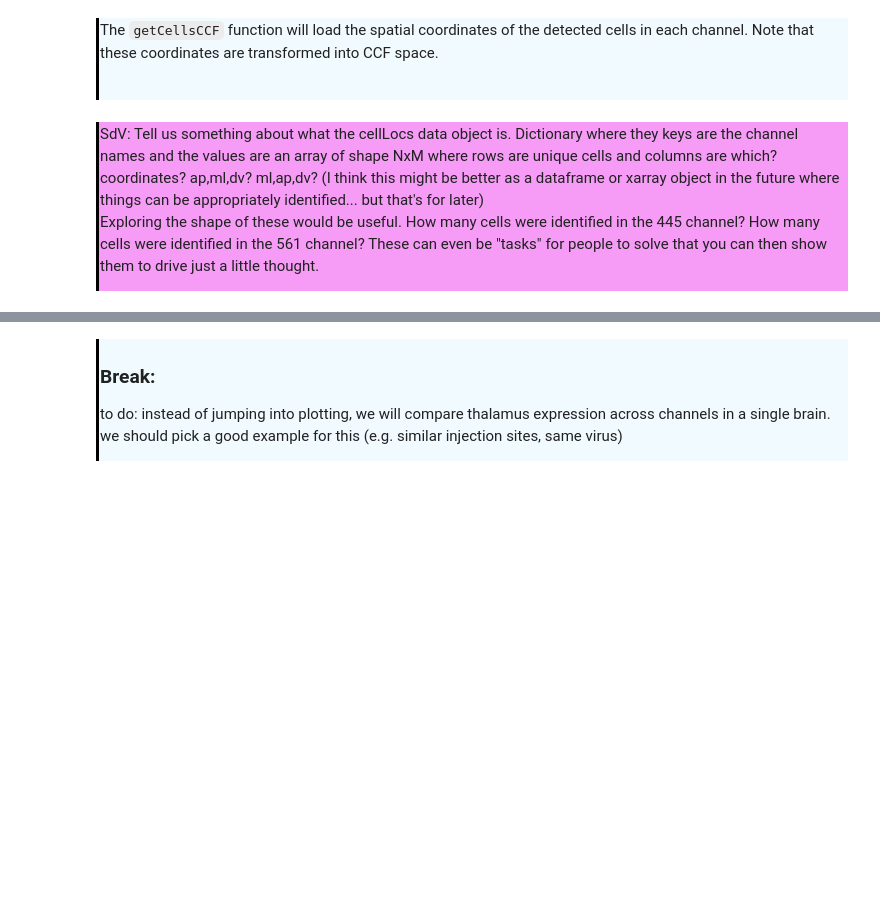
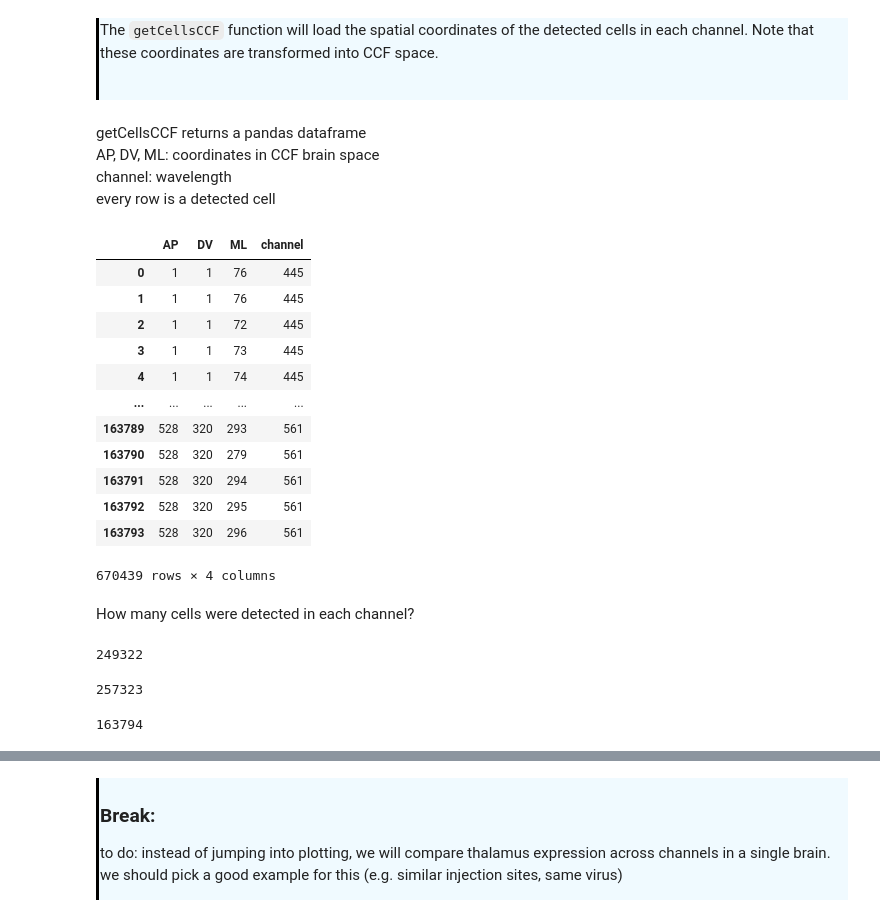
Before and after one commit to AllenNeuralDynamics/AIND-CNC-SmartSPIM-Workshop, a Jupyter notebook: code/Workshop Notebook V2.ipynb, the cells around one changed output, grey strips where cells are left out. Saved outputs shown, nothing was run; the diff lists cells and outputs as text; code cells hidden in the pictures; blank space fills up the shorter version.

Commit message:
tried converting getcellsccf function outputs to a dataframe instead of array of arrays

```diff
--- a/code/Workshop Notebook V2.ipynb
+++ b/code/Workshop Notebook V2.ipynb
@@ -107,10 +113,63 @@ x.getNGLink()
 <div style="border-left: 3px solid #000; padding: 1px; padding-left: 10px; background: #F0FAFF; ">
 
 The `getCellsCCF` function will load the spatial coordinates of the detected cells in each channel. Note that these coordinates are transformed into CCF space.<br><br>
-# %% [markdown]
-<div style="border-left: 3px solid #000; padding: 1px; padding-left: 10px; background: #f69cf7; ">
-SdV: Tell us something about what the cellLocs data object is. Dictionary where they keys are the channel names and the values are an array of shape NxM where rows are unique cells and columns are which? coordinates? ap,ml,dv? ml,ap,dv?
-(I think this might be better as a dataframe or xarray object in the future where things can be appropriately identified... but that's for later)
-
-<p>Exploring the shape of these would be useful. How many cells were identified in the 445 channel? How many cells were identified in the 561 channel? These can even be "tasks" for people to solve that you can then show them to drive just a little thought.
+# %%
+# working on converting the outputs of getCellsCCF into a df, xarray, or array
+# another option for getCellsCCF that outputs a dataframe
+
+def getCellsCCF3(x, ch: list):
+    # Method to retrieve and format CCF transformed coordinates of segemented cells
+    ccfDim = [528, 320, 456]
+    location_df = pd.DataFrame()
+
+    for channel in ch:
+        locCells = pd.read_xml(x.ccfCellsPaths[channel],xpath = "//CellCounter_Marker_File//Marker_Data//Marker_Type//Marker")
+        locCells = locCells[['MarkerZ', 'MarkerY', 'MarkerX']] # Rearrange indices to be AP, DV, ML
+        locCells['channel'] = [channel] * len(locCells) # Adds a column with the channel name
+        locCells = locCells.rename(columns={'MarkerZ' : 'AP', 'MarkerY' : 'DV', 'MarkerX' : 'ML'}) # Rename columns
+
+        locCells['AP'] = locCells['AP'].clip(0, ccfDim[0])
+        locCells['DV'] = locCells['DV'].clip(0, ccfDim[1])
+        locCells['ML'] = locCells['ML'].clip(0, ccfDim[2])
+
+        location_df = pd.concat([location_df, locCells])
+
+    return location_df
+# %%
+cellLocs = getCellsCCF3(x, ["445", "488", "561"])
+# %% [markdown]
+getCellsCCF returns a pandas dataframe
+AP, DV, ML: coordinates in CCF brain space
+channel: wavelength
+every row is a detected cell
+# %%
+cellLocs
+# %% [output]
+|  | AP | DV | ML | channel |
+| 0 | 1 | 1 | 76 | 445 |
+| 1 | 1 | 1 | 76 | 445 |
+| 2 | 1 | 1 | 72 | 445 |
+| 3 | 1 | 1 | 73 | 445 |
+| 4 | 1 | 1 | 74 | 445 |
+| ... | ... | ... | ... | ... |
+| 163789 | 528 | 320 | 293 | 561 |
+| 163790 | 528 | 320 | 279 | 561 |
+| 163791 | 528 | 320 | 294 | 561 |
+| 163792 | 528 | 320 | 295 | 561 |
+| 163793 | 528 | 320 | 296 | 561 |
+670439 rows × 4 columns
+# %% [markdown]
+How many cells were detected in each channel?
+# %%
+print(len(cellLocs[cellLocs['channel'] == "445"]))
+# %% [output]
+249322
+# %%
+print(len(cellLocs[cellLocs['channel'] == "488"]))
+# %% [output]
+257323
+# %%
+print(len(cellLocs[cellLocs['channel'] == "561"]))
+# %% [output]
+163794
 # %%
```
Also changed, not shown: parts of 8 cells of this notebook, 1 other file.
